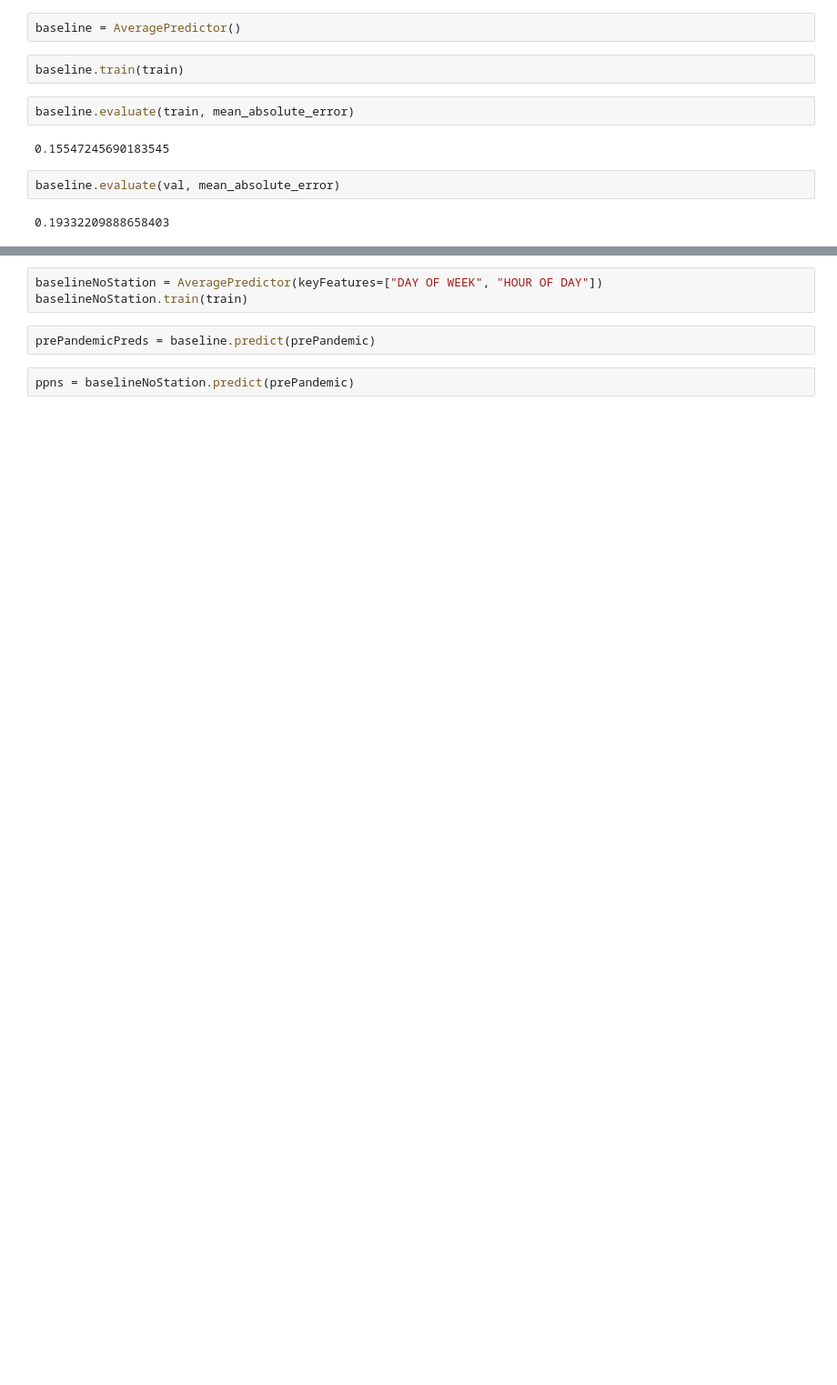
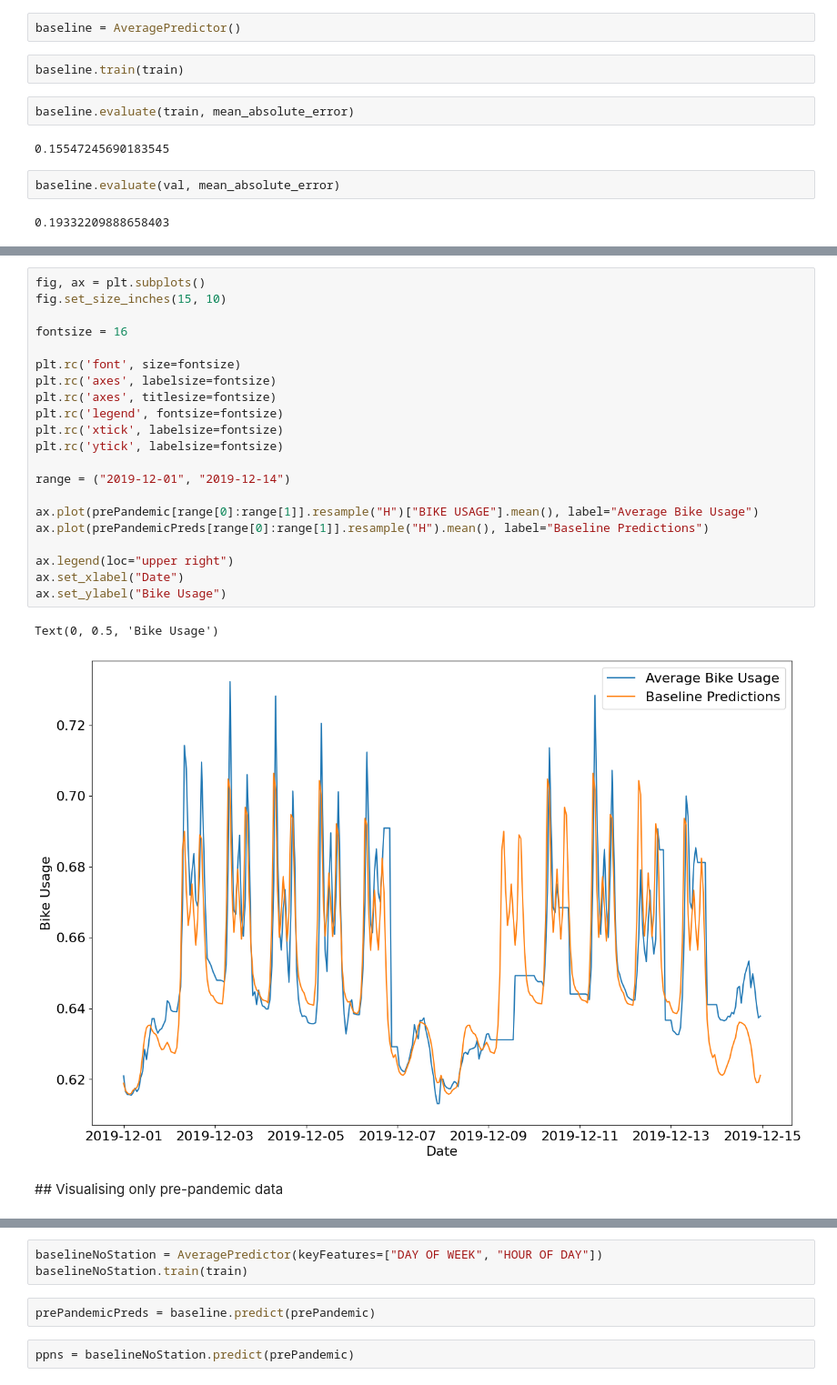
Before and after one commit to HarveyBrezinaConniffe/CSU44061-MachineLearning, a Jupyter notebook: FinalProject/Main.ipynb, the cells around one changed output, grey strips where cells are left out. Shown at 91% size. Cells and saved outputs as stored; diff of their text form; blank space fills up the shorter version.

```diff
--- a/FinalProject/Main.ipynb
+++ b/FinalProject/Main.ipynb
@@ -289,0 +325,26 @@ baseline.evaluate(val, mean_absolute_error)
+# %%
+fig, ax = plt.subplots()
+fig.set_size_inches(15, 10)
+
+fontsize = 16
+
+plt.rc('font', size=fontsize)
+plt.rc('axes', labelsize=fontsize)
+plt.rc('axes', titlesize=fontsize)
+plt.rc('legend', fontsize=fontsize)
+plt.rc('xtick', labelsize=fontsize)
+plt.rc('ytick', labelsize=fontsize)
+
+range = ("2019-12-01", "2019-12-14")
+
+ax.plot(prePandemic[range[0]:range[1]].resample("H")["BIKE USAGE"].mean(), label="Average Bike Usage")
+ax.plot(prePandemicPreds[range[0]:range[1]].resample("H").mean(), label="Baseline Predictions")
+
+ax.legend(loc="upper right")
+ax.set_xlabel("Date")
+ax.set_ylabel("Bike Usage")
+# %% [output]
+Text(0, 0.5, 'Bike Usage')
+[figure, added]
+# %% [markdown]
+## Visualising only pre-pandemic data
```
Also changed, not shown: parts of 33 cells of this notebook.
